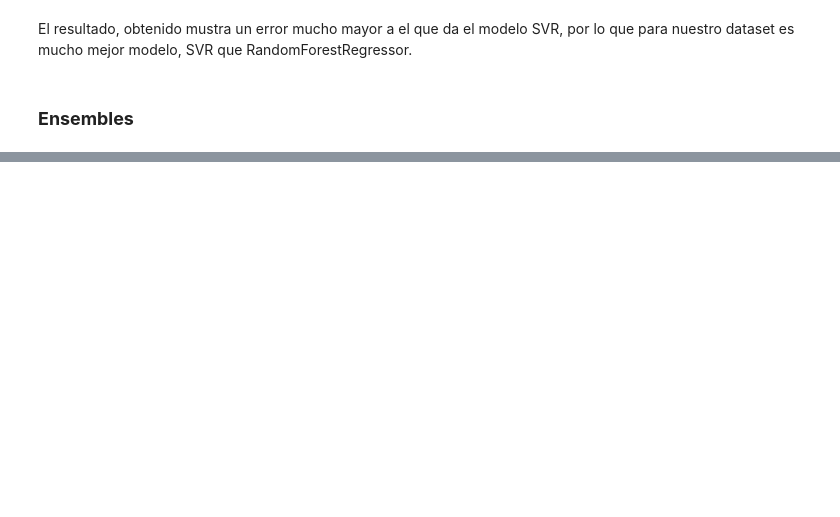
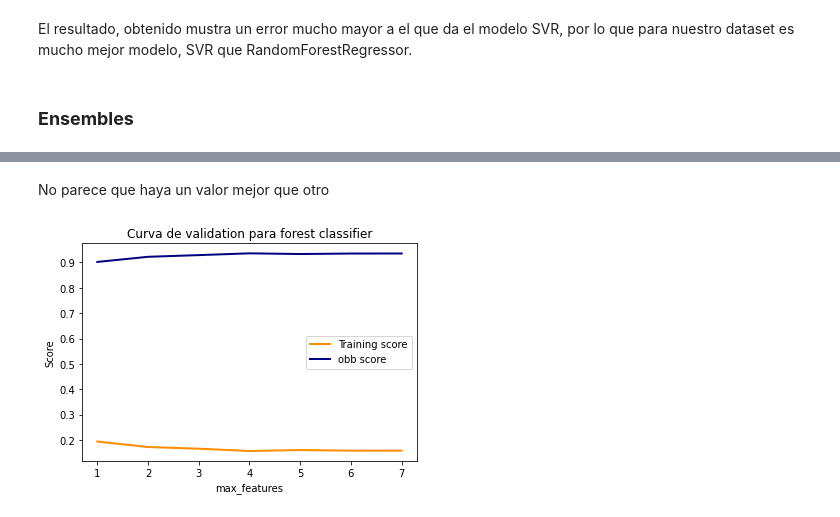
Before and after one commit to fortiz98/TrabajoAAII, a Jupyter notebook: TrabajoFelicidad.ipynb, the cells around one changed output, grey strips where cells are left out. Saved outputs shown, nothing was run; the diff lists cells and outputs as text; code cells hidden in the pictures; blank space fills up the shorter version.

```diff
--- a/TrabajoFelicidad.ipynb
+++ b/TrabajoFelicidad.ipynb
@@ -1095,0 +1408,28 @@ El resultado, obtenido mustra un error mucho mayor a el que da el modelo SVR, po
+# %% [markdown]
+No parece que haya un valor mejor que otro
+# %%
+
+
+acc_train=[]
+acc_validation=[]
+param_range = range(1,8)
+for f in param_range:
+    rnd_clf = RandomForestRegressor(n_estimators=100,  max_samples = 0.6, max_features = f, oob_score=True, n_jobs=-1, random_state=42)
+    rnd_clf.fit(X_train, y_train)
+    y_pred_rf = rnd_clf.predict(X_train)
+    acc_train.append(np.sqrt(mean_squared_error(y_train, y_pred_rf)))
+    acc_validation.append(rnd_clf.oob_score_)
+
+
+plt.title("Curva de validation para forest classifier")
+plt.xlabel(r"max_features")
+plt.ylabel("Score")
+lw = 2
+plt.plot(param_range,acc_train, label="Training score",
+             color="darkorange", lw=lw)
+plt.plot(param_range, acc_validation, label="obb score",
+             color="navy", lw=lw)
+plt.legend(loc="best")
+plt.show()
+# %% [output]
+[figure, added]
```
Also changed, not shown: parts of 84 cells of this notebook.
